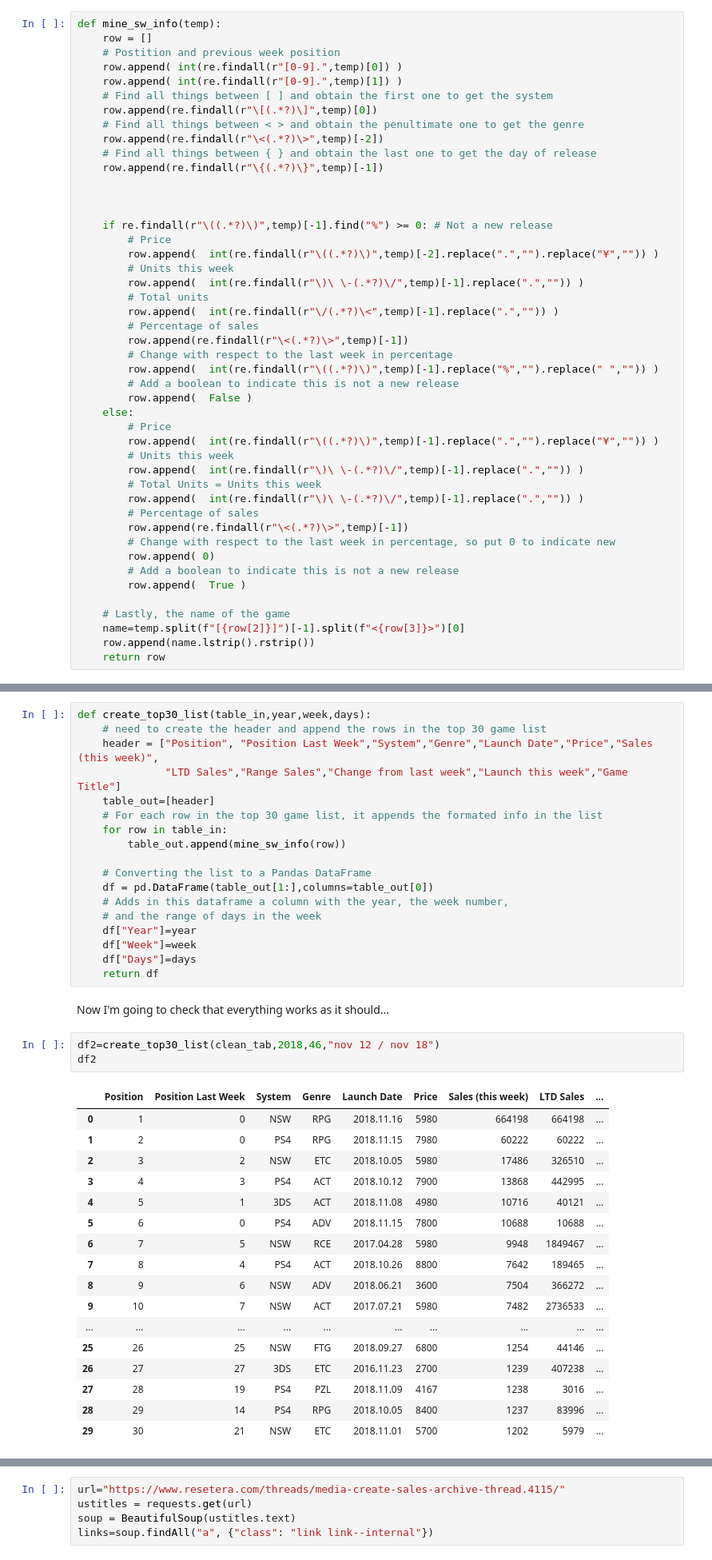
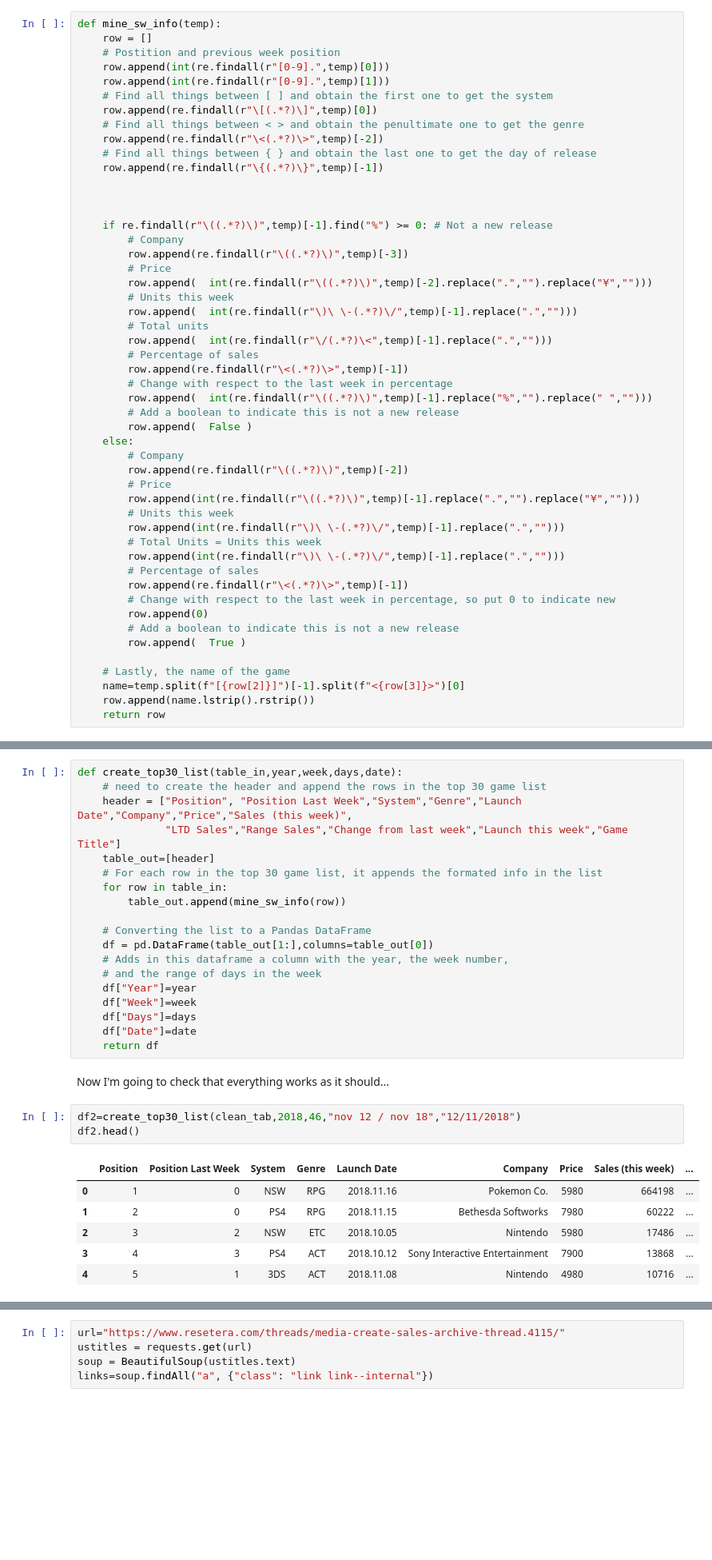
Before and after one commit to nachordo/vg_jp_sales, a Jupyter notebook: sales-vg-sw.ipynb, the cells around one changed output, grey strips where cells are left out. Shown at 80% size. Cells and saved outputs as stored; diff of their text form; blank space fills up the shorter version.

```diff
--- a/sales-vg-sw.ipynb
+++ b/sales-vg-sw.ipynb
@@ -89,8 +89,8 @@ The structure is different if it is a new release or not. Take a look for exampl
 def mine_sw_info(temp):
     row = []
     # Postition and previous week position
-    row.append( int(re.findall(r"[0-9].",temp)[0]) )
-    row.append( int(re.findall(r"[0-9].",temp)[1]) )
+    row.append(int(re.findall(r"[0-9].",temp)[0]))
+    row.append(int(re.findall(r"[0-9].",temp)[1]))
     # Find all things between [ ] and obtain the first one to get the system
     row.append(re.findall(r"\[(.*?)\]",temp)[0])
     # Find all things between < > and obtain the penultimate one to get the genre
@@ -101,29 +101,33 @@ def mine_sw_info(temp):
 
 
     if re.findall(r"\((.*?)\)",temp)[-1].find("%") >= 0: # Not a new release
+        # Company
+        row.append(re.findall(r"\((.*?)\)",temp)[-3])
         # Price
-        row.append(  int(re.findall(r"\((.*?)\)",temp)[-2].replace(".","").replace("¥","")) )
+        row.append(  int(re.findall(r"\((.*?)\)",temp)[-2].replace(".","").replace("¥","")))
         # Units this week
-        row.append(  int(re.findall(r"\)\ \-(.*?)\/",temp)[-1].replace(".","")) )
+        row.append(  int(re.findall(r"\)\ \-(.*?)\/",temp)[-1].replace(".","")))
         # Total units
-        row.append(  int(re.findall(r"\/(.*?)\<",temp)[-1].replace(".","")) )
+        row.append(  int(re.findall(r"\/(.*?)\<",temp)[-1].replace(".","")))
         # Percentage of sales
         row.append(re.findall(r"\<(.*?)\>",temp)[-1])
         # Change with respect to the last week in percentage
-        row.append(  int(re.findall(r"\((.*?)\)",temp)[-1].replace("%","").replace(" ","")) )
+        row.append(  int(re.findall(r"\((.*?)\)",temp)[-1].replace("%","").replace(" ","")))
         # Add a boolean to indicate this is not a new release
         row.append(  False )
     else:
+        # Company
+        row.append(re.findall(r"\((.*?)\)",temp)[-2])
         # Price
-        row.append(  int(re.findall(r"\((.*?)\)",temp)[-1].replace(".","").replace("¥","")) )
+        row.append(int(re.findall(r"\((.*?)\)",temp)[-1].replace(".","").replace("¥","")))
         # Units this week
-        row.append(  int(re.findall(r"\)\ \-(.*?)\/",temp)[-1].replace(".","")) )
+        row.append(int(re.findall(r"\)\ \-(.*?)\/",temp)[-1].replace(".","")))
         # Total Units = Units this week
-        row.append(  int(re.findall(r"\)\ \-(.*?)\/",temp)[-1].replace(".","")) )
+        row.append(int(re.findall(r"\)\ \-(.*?)\/",temp)[-1].replace(".","")))
         # Percentage of sales
         row.append(re.findall(r"\<(.*?)\>",temp)[-1])
         # Change with respect to the last week in percentage, so put 0 to indicate new
-        row.append( 0)
+        row.append(0)
         # Add a boolean to indicate this is not a new release
         row.append(  True )
 
@@ -134,9 +138,9 @@ def mine_sw_info(temp):
 # %% [markdown]
 With the previous function, now I can iterate through all the rows in the top 30 video game sales. I need to include a header to keep track of what is each column and to convert. Finally I convert it to a Pandas DataFrame and include the year, the number of week and the days range in the week.
 # %%
-def create_top30_list(table_in,year,week,days):
+def create_top30_list(table_in,year,week,days,date):
     # need to create the header and append the rows in the top 30 game list
-    header = ["Position", "Position Last Week","System","Genre","Launch Date","Price","Sales (this week)",
+    header = ["Position", "Position Last Week","System","Genre","Launch Date","Company","Price","Sales (this week)",
               "LTD Sales","Range Sales","Change from last week","Launch this week","Game Title"]
     table_out=[header]
     # For each row in the top 30 game list, it appends the formated info in the list
@@ -150,30 +154,20 @@ def create_top30_list(table_in,year,week,days):
     df["Year"]=year
     df["Week"]=week
     df["Days"]=days
+    df["Date"]=date
     return df
 # %% [markdown]
 Now I'm going to check that everything works as it should...
 # %%
-df2=create_top30_list(clean_tab,2018,46,"nov 12 / nov 18")
-df2
+df2=create_top30_list(clean_tab,2018,46,"nov 12 / nov 18","12/11/2018")
+df2.head()
 # %% [output]
-|  | Position | Position Last Week | System | Genre | Launch Date | Price | Sales (this week) | LTD Sales | ... |
-| 0 | 1 | 0 | NSW | RPG | 2018.11.16 | 5980 | 664198 | 664198 | ... |
-| 1 | 2 | 0 | PS4 | RPG | 2018.11.15 | 7980 | 60222 | 60222 | ... |
-| 2 | 3 | 2 | NSW | ETC | 2018.10.05 | 5980 | 17486 | 326510 | ... |
-| 3 | 4 | 3 | PS4 | ACT | 2018.10.12 | 7900 | 13868 | 442995 | ... |
-| 4 | 5 | 1 | 3DS | ACT | 2018.11.08 | 4980 | 10716 | 40121 | ... |
-| 5 | 6 | 0 | PS4 | ADV | 2018.11.15 | 7800 | 10688 | 10688 | ... |
-| 6 | 7 | 5 | NSW | RCE | 2017.04.28 | 5980 | 9948 | 1849467 | ... |
-| 7 | 8 | 4 | PS4 | ACT | 2018.10.26 | 8800 | 7642 | 189465 | ... |
-| 8 | 9 | 6 | NSW | ADV | 2018.06.21 | 3600 | 7504 | 366272 | ... |
-| 9 | 10 | 7 | NSW | ACT | 2017.07.21 | 5980 | 7482 | 2736533 | ... |
-| ... | ... | ... | ... | ... | ... | ... | ... | ... | ... |
-| 25 | 26 | 25 | NSW | FTG | 2018.09.27 | 6800 | 1254 | 44146 | ... |
-| 26 | 27 | 27 | 3DS | ETC | 2016.11.23 | 2700 | 1239 | 407238 | ... |
-| 27 | 28 | 19 | PS4 | PZL | 2018.11.09 | 4167 | 1238 | 3016 | ... |
-| 28 | 29 | 14 | PS4 | RPG | 2018.10.05 | 8400 | 1237 | 83996 | ... |
-| 29 | 30 | 21 | NSW | ETC | 2018.11.01 | 5700 | 1202 | 5979 | ... |
+|  | Position | Position Last Week | System | Genre | Launch Date | Company | Price | Sales (this week) | ... |
+| 0 | 1 | 0 | NSW | RPG | 2018.11.16 | Pokemon Co. | 5980 | 664198 | ... |
+| 1 | 2 | 0 | PS4 | RPG | 2018.11.15 | Bethesda Softworks | 7980 | 60222 | ... |
+| 2 | 3 | 2 | NSW | ETC | 2018.10.05 | Nintendo | 5980 | 17486 | ... |
+| 3 | 4 | 3 | PS4 | ACT | 2018.10.12 | Sony Interactive Entertainment | 7900 | 13868 | ... |
+| 4 | 5 | 1 | 3DS | ACT | 2018.11.08 | Nintendo | 4980 | 10716 | ... |
 # %% [markdown]
 And it does!
 
```
Also changed, not shown: parts of 17 cells of this notebook, 1 other file.
